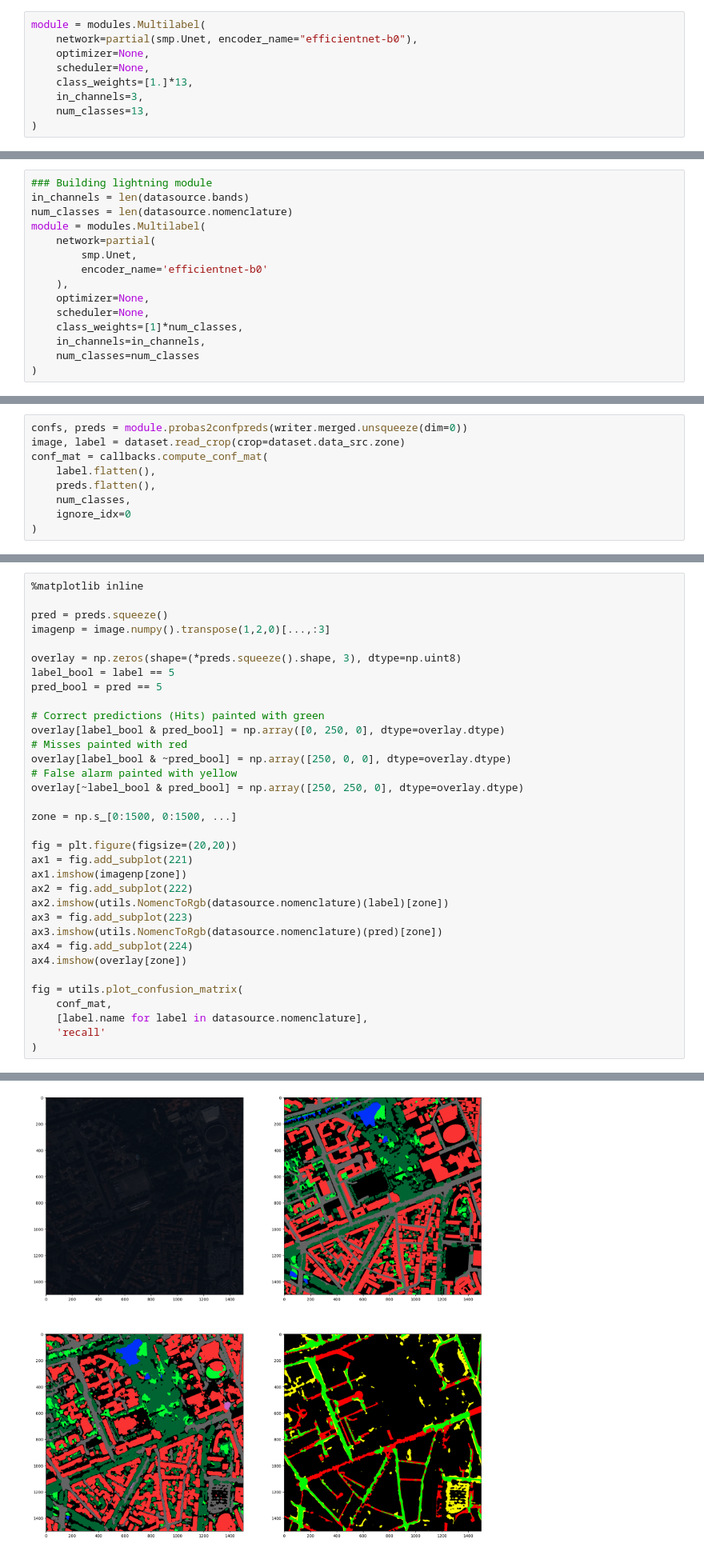
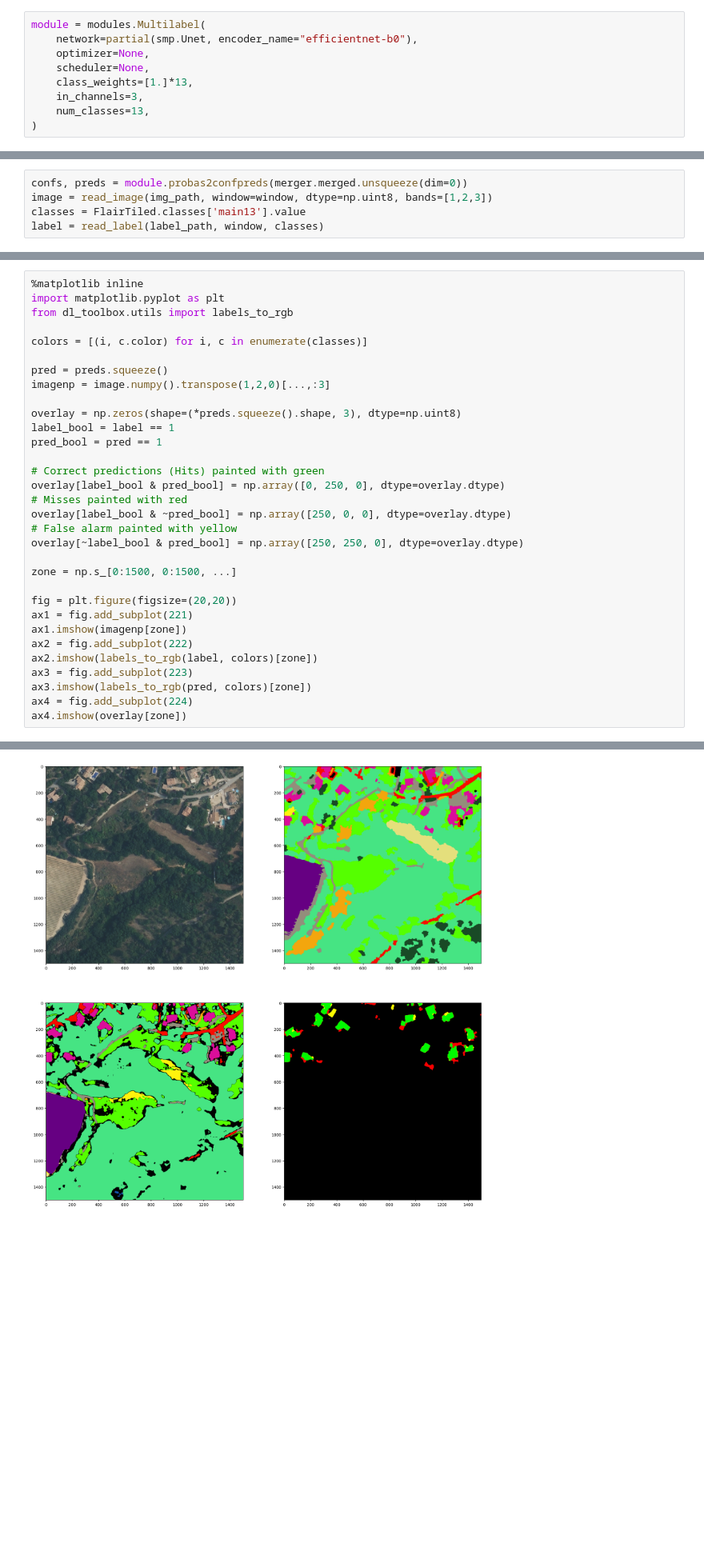
Before and after one commit to psFournier/dl_toolbox, a Jupyter notebook: dl_toolbox/eval/eval_flair.ipynb, the cells around one changed output, grey strips where cells are left out. Shown at 80% size. Drawn from its saved outputs; the diff is of its cells as text; blank space fills up the shorter version.

Commit message:
eval flair notebook

```diff
--- a/dl_toolbox/eval/eval_flair.ipynb
+++ b/dl_toolbox/eval/eval_flair.ipynb
@@ -126,15 +103,0 @@ dataloader = DataLoader(
-# %%
-### Building lightning module
-in_channels = len(datasource.bands)
-num_classes = len(datasource.nomenclature)
-module = modules.Multilabel(
-    network=partial(
-        smp.Unet,
-        encoder_name='efficientnet-b0'
-    ),
-    optimizer=None,
-    scheduler=None,
-    class_weights=[1]*num_classes,
-    in_channels=in_channels,
-    num_classes=num_classes
-)
@@ -176,9 +104,5 @@ Loaded model weights from the checkpoint at /data/outputs/split_from_csv/multila
 # %%
-confs, preds = module.probas2confpreds(writer.merged.unsqueeze(dim=0))
-image, label = dataset.read_crop(crop=dataset.data_src.zone)
-conf_mat = callbacks.compute_conf_mat(
-    label.flatten(),
-    preds.flatten(),
-    num_classes,
-    ignore_idx=0
-)
+confs, preds = module.probas2confpreds(merger.merged.unsqueeze(dim=0))
+image = read_image(img_path, window=window, dtype=np.uint8, bands=[1,2,3])
+classes = FlairTiled.classes['main13'].value
+label = read_label(label_path, window, classes)
@@ -185,12 +130,16 @@ conf_mat = callbacks.compute_conf_mat(
 # %%
 %matplotlib inline
+import matplotlib.pyplot as plt
+from dl_toolbox.utils import labels_to_rgb
+
+colors = [(i, c.color) for i, c in enumerate(classes)]
 
 pred = preds.squeeze()
 imagenp = image.numpy().transpose(1,2,0)[...,:3]
 
 overlay = np.zeros(shape=(*preds.squeeze().shape, 3), dtype=np.uint8)
-label_bool = label == 5
-pred_bool = pred == 5
+label_bool = label == 1
+pred_bool = pred == 1
 
 # Correct predictions (Hits) painted with green
 overlay[label_bool & pred_bool] = np.array([0, 250, 0], dtype=overlay.dtype)
@@ -205,15 +154,9 @@ fig = plt.figure(figsize=(20,20))
 ax1 = fig.add_subplot(221)
 ax1.imshow(imagenp[zone])
 ax2 = fig.add_subplot(222)
-ax2.imshow(utils.NomencToRgb(datasource.nomenclature)(label)[zone])
+ax2.imshow(labels_to_rgb(label, colors)[zone])
 ax3 = fig.add_subplot(223)
-ax3.imshow(utils.NomencToRgb(datasource.nomenclature)(pred)[zone])
+ax3.imshow(labels_to_rgb(pred, colors)[zone])
 ax4 = fig.add_subplot(224)
 ax4.imshow(overlay[zone])
-
-fig = utils.plot_confusion_matrix(
-    conf_mat,
-    [label.name for label in datasource.nomenclature],
-    'recall'
-)
 # %% [output]
@@ -220 +164 @@ fig = utils.plot_confusion_matrix(
-[figure, old version]
+[figure, new version]
```
Also changed, not shown: parts of 10 cells of this notebook, 6 other files.
